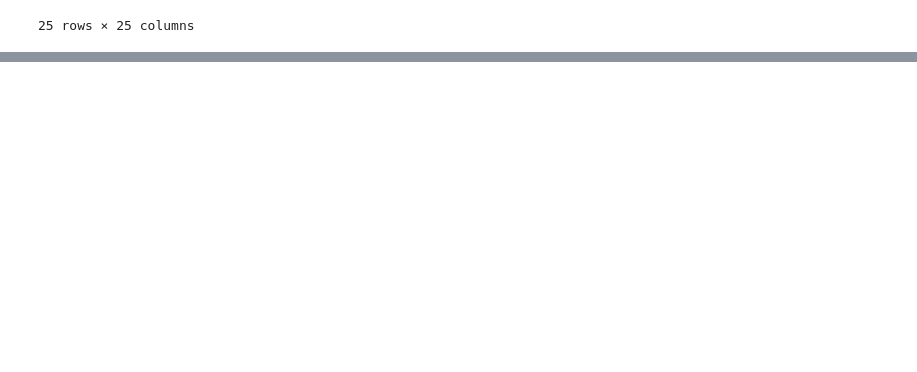
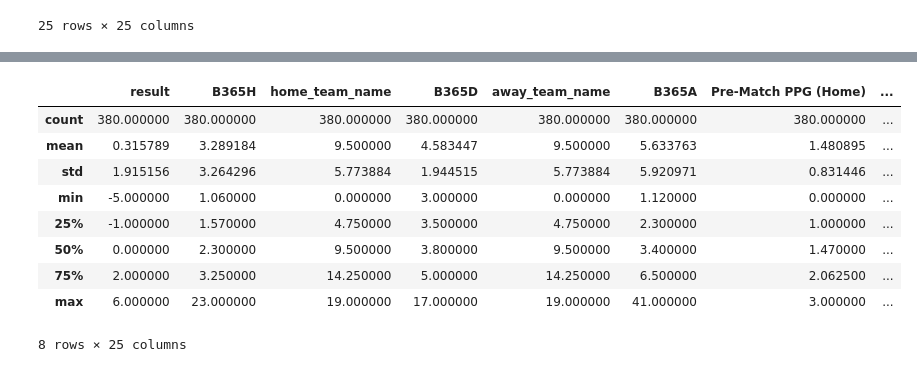
Before and after one commit to gabrielaragao01/Data-Science-Project, a Jupyter notebook: code/pre_processing_data/cleaning.ipynb, the cells around one changed output, grey strips where cells are left out. Saved outputs shown, nothing was run; the diff lists cells and outputs as text; code cells hidden in the pictures; blank space fills up the shorter version.

```diff
--- a/code/pre_processing_data/cleaning.ipynb
+++ b/code/pre_processing_data/cleaning.ipynb
@@ -194,0 +348,14 @@ matches_info_df.corr(method='spearman')
+# %%
+# podemos ver que a correlaçao de pearson fica muito distorcida ao inputarmos a media no fator ausente
+matches_info_df.describe()
+# %% [output]
+|  | result | B365H | home_team_name | B365D | away_team_name | B365A | Pre-Match PPG (Home) | ... |
+| count | 380.000000 | 380.000000 | 380.000000 | 380.000000 | 380.000000 | 380.000000 | 380.000000 | ... |
+| mean | 0.315789 | 3.289184 | 9.500000 | 4.583447 | 9.500000 | 5.633763 | 1.480895 | ... |
+| std | 1.915156 | 3.264296 | 5.773884 | 1.944515 | 5.773884 | 5.920971 | 0.831446 | ... |
+| min | -5.000000 | 1.060000 | 0.000000 | 3.000000 | 0.000000 | 1.120000 | 0.000000 | ... |
+| 25% | -1.000000 | 1.570000 | 4.750000 | 3.500000 | 4.750000 | 2.300000 | 1.000000 | ... |
+| 50% | 0.000000 | 2.300000 | 9.500000 | 3.800000 | 9.500000 | 3.400000 | 1.470000 | ... |
+| 75% | 2.000000 | 3.250000 | 14.250000 | 5.000000 | 14.250000 | 6.500000 | 2.062500 | ... |
+| max | 6.000000 | 23.000000 | 19.000000 | 17.000000 | 19.000000 | 41.000000 | 3.000000 | ... |
+8 rows × 25 columns
```
Also changed, not shown: parts of 8 cells of this notebook, 1 other file.
